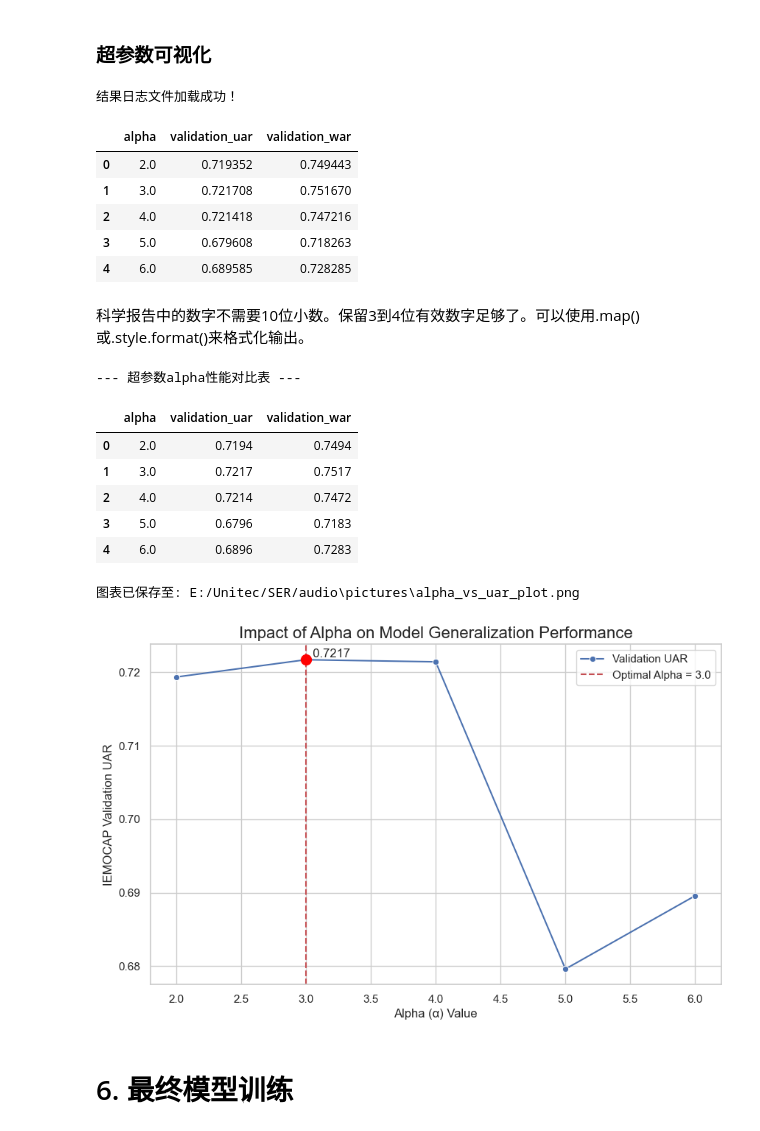
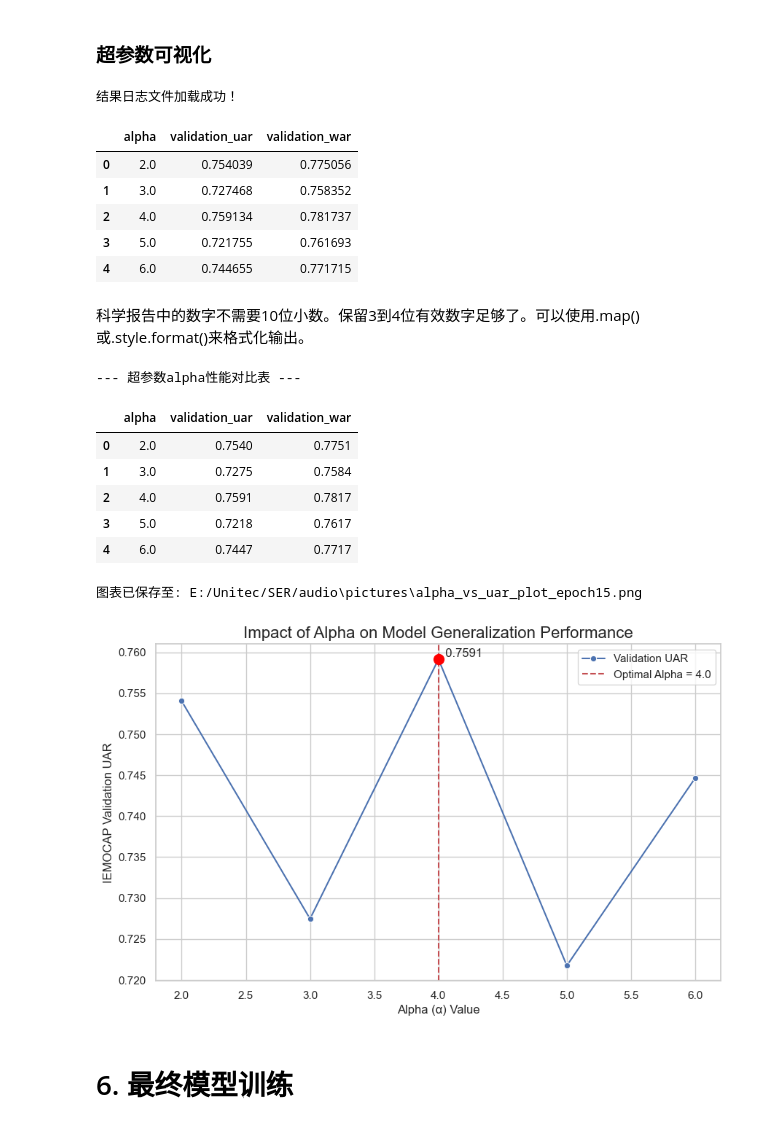
Before and after one commit to IrisHux/SER, a Jupyter notebook: LGCA_test.ipynb, the cells around one changed output. Saved outputs shown, nothing was run; the diff lists cells and outputs as text; code cells hidden in the pictures.

```diff
--- a/LGCA_test.ipynb
+++ b/LGCA_test.ipynb
@@ -820,7 +822,7 @@ CONFIG.load_config("config.yaml")
 
 alpha_values_to_test = [0.1, 0.5, 1.0, 2.0, 5.0]
 results_list = []
-results_filepath = os.path.join(CONFIG.project_root(), "alpha_tuning_results.csv")
+results_filepath = os.path.join(CONFIG.project_root(), "alpha_tuning_results_01-5.csv")
 print(f"实验结果将实时保存在: {results_filepath}")
 
 print("\n--- [阶段二：预加载数据集] ---")
@@ -1233,7 +1179,7 @@ from scripts.tuning import run_hyperparameter_trial # 复用我们已经验证
 print("--- [阶段一：初始化实验设置] ---")
 CONFIG.load_config("config.yaml")
 
-OPTIMAL_ALPHA = 3.0  # 这是我们从网格搜索中确定的最优alpha
+OPTIMAL_ALPHA = 4.0  # 这是我们从网格搜索中确定的最优alpha
 NUM_RUNS = 3         # 独立重复实验的次数。3-5次是学术界普遍接受的折衷方案。
 
 results_list = []
@@ -1353,7 +1299,7 @@ CONFIG.load_config("config.yaml")
 file_name = "alpha_tuning_results_2-6.csv"
 
 # 构建结果文件的完整路径
-results_filepath = os.path.join(CONFIG.project_root(), file_name)
+results_filepath = os.path.join(CONFIG.save_tables_location(), file_name)
 
 # 使用Pandas加载CSV文件
 try:
@@ -1365,11 +1311,11 @@ except FileNotFoundError:
 # %% [output]
 结果日志文件加载成功！
 |  | alpha | validation_uar | validation_war |
-| 0 | 2.0 | 0.719352 | 0.749443 |
-| 1 | 3.0 | 0.721708 | 0.751670 |
-| 2 | 4.0 | 0.721418 | 0.747216 |
-| 3 | 5.0 | 0.679608 | 0.718263 |
-| 4 | 6.0 | 0.689585 | 0.728285 |
+| 0 | 2.0 | 0.754039 | 0.775056 |
+| 1 | 3.0 | 0.727468 | 0.758352 |
+| 2 | 4.0 | 0.759134 | 0.781737 |
+| 3 | 5.0 | 0.721755 | 0.761693 |
+| 4 | 6.0 | 0.744655 | 0.771715 |
 # %% [markdown]
 科学报告中的数字不需要10位小数。保留3到4位有效数字足够了。可以使用.map()或.style.format()来格式化输出。
 # %%
@@ -1387,11 +1333,11 @@ display(formatted_df)
 # %% [output]
 --- 超参数alpha性能对比表 ---
 |  | alpha | validation_uar | validation_war |
-| 0 | 2.0 | 0.7194 | 0.7494 |
-| 1 | 3.0 | 0.7217 | 0.7517 |
-| 2 | 4.0 | 0.7214 | 0.7472 |
-| 3 | 5.0 | 0.6796 | 0.7183 |
-| 4 | 6.0 | 0.6896 | 0.7283 |
+| 0 | 2.0 | 0.7540 | 0.7751 |
+| 1 | 3.0 | 0.7275 | 0.7584 |
+| 2 | 4.0 | 0.7591 | 0.7817 |
+| 3 | 5.0 | 0.7218 | 0.7617 |
+| 4 | 6.0 | 0.7447 | 0.7717 |
 # %%
 import matplotlib.pyplot as plt
 import seaborn as sns
@@ -1400,36 +1346,36 @@ import seaborn as sns
 
 # 设置图表风格
 sns.set_theme(style="whitegrid")
 plt.figure(figsize=(10, 6))
 
 # 绘制折线图，并添加标记点
 ax = sns.lineplot(data=sorted_df, x='alpha', y='validation_uar', marker='o', label='Validation UAR')
 
 # 找到UAR最高的点
 best_alpha_row = sorted_df.loc[sorted_df['validation_uar'].idxmax()]
 best_alpha = best_alpha_row['alpha']
 best_uar = best_alpha_row['validation_uar']
 
 # 在图上突出显示这个最高点
 plt.axvline(x=best_alpha, color='r', linestyle='--', label=f'Optimal Alpha = {best_alpha}')
 plt.scatter(best_alpha, best_uar, s=100, color='red', zorder=5) # 放大最优的点
 plt.text(best_alpha, best_uar, f'  {best_uar:.4f}', verticalalignment='bottom')
 
 # 添加标题和坐标轴标签
 plt.title('Impact of Alpha on Model Generalization Performance', fontsize=16)
 plt.xlabel('Alpha (α) Value', fontsize=12)
 plt.ylabel('IEMOCAP Validation UAR', fontsize=12)
 plt.legend()
 
 # 保存图表到文件
-plot_filepath = os.path.join(CONFIG.save_plots_location(), "alpha_vs_uar_plot.png")
+plot_filepath = os.path.join(CONFIG.save_plots_location(), "alpha_vs_uar_plot_epoch15.png")
 plt.savefig(plot_filepath)
 print(f"\n图表已保存至: {plot_filepath}")
 
 plt.show()
 # %% [output]
-图表已保存至: E:/Unitec/SER/audio\pictures\alpha_vs_uar_plot.png
+图表已保存至: E:/Unitec/SER/audio\pictures\alpha_vs_uar_plot_epoch15.png
-[figure, old version]
+[figure, new version]
 # %%
 # ==============================================================================
 # **超参数决策记录**
```
Also changed, not shown: parts of 4 cells of this notebook, 3 other files.
